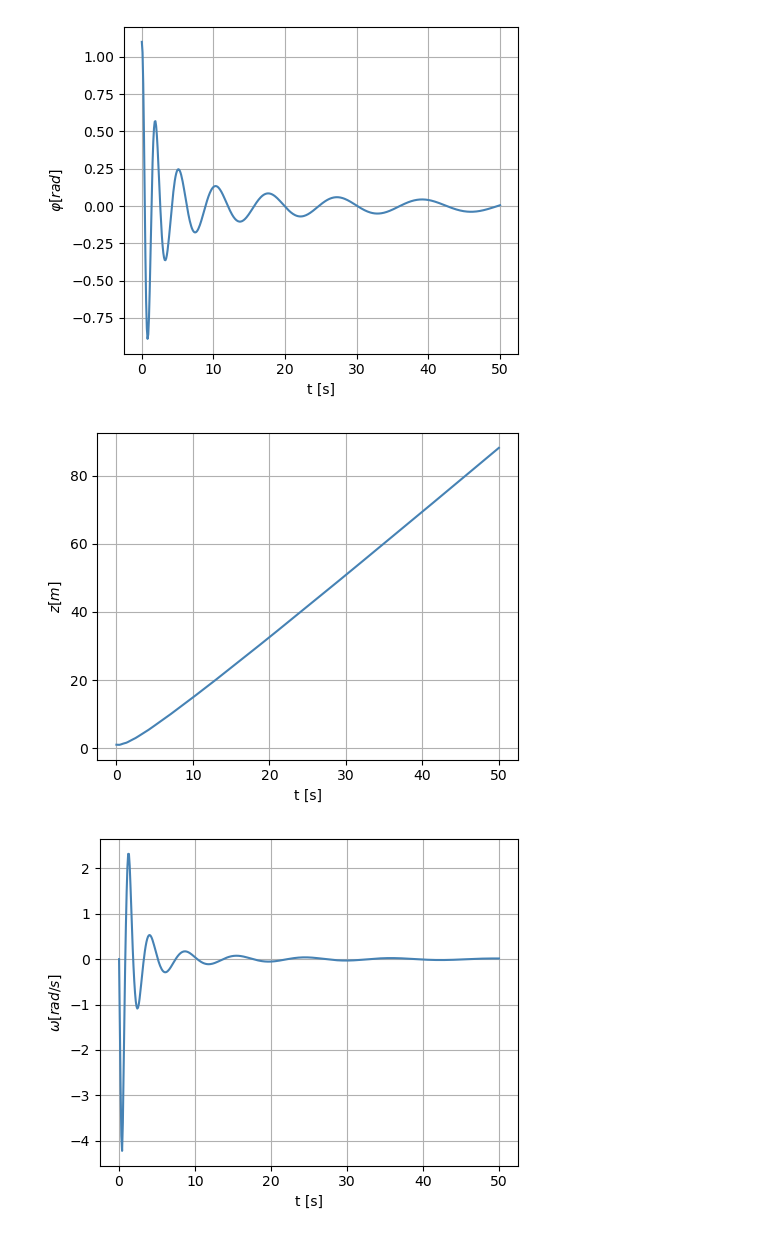
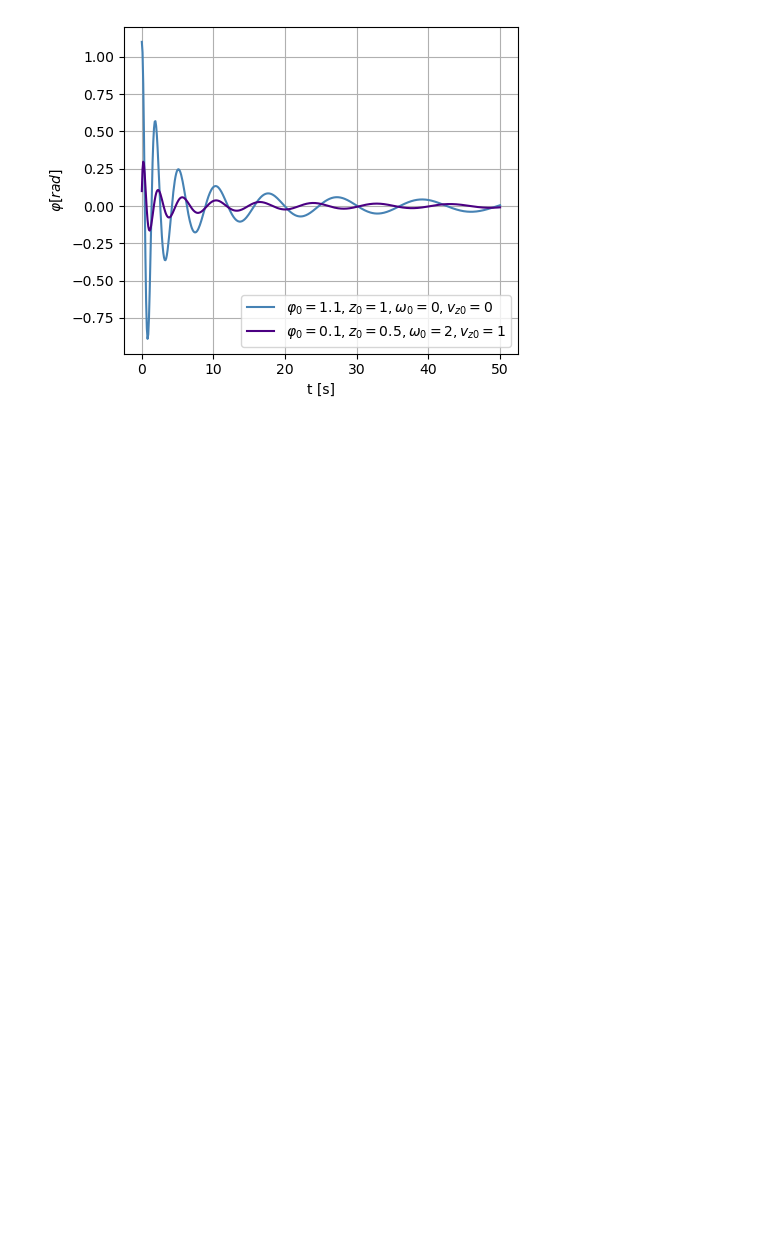
Before and after one commit to w-maks/Numerical-Cone, a Jupyter notebook: plots.ipynb, the cells around one changed output. Drawn from its saved outputs; the diff is of its cells as text; code cells hidden in the pictures; blank space fills up the shorter version.

Commit message:
plots edits

```diff
--- a/plots.ipynb
+++ b/plots.ipynb
@@ -8,25 +10,21 @@ df_x1 = pd.read_csv("./cmake-build-debug/xyz1.csv")
 # %%
+dfs = {r"$\varphi_0 = 1.1, z_0=1, \omega_0=0, v_{z0}=0$": df_c1, r"$\varphi_0 = 0.1, z_0=0.5, \omega_0=2, v_{z0}=1$": df_c2}
 columns = ['phi', 'z','omega','vz', 'E', 'E_anal']
-names = [r'$\varphi [rad]$', r'$z [m]$',r'$\omega [rad/s]$', r'$v_{z} [m/s]$', 'E [J]']
-colors = ['steelblue', 'indigo', 'firebrick']
+names = [r'$\varphi [rad]$', r'$z [m]$',r'$\omega [rad/s]$', r'$v_{z} [m/s]$']
+colors = ['steelblue', 'indigo', 'firebrick', 'palevioletred']
 # %%
-for k in range (0,5):
+i=0
+for k in range (0,4):
     plt.figure(figsize=(5, 4))
-    if k==4:
-        plt.plot(df_c1['t'], df_c1[columns[k]], label=r"$E_{num}$", color=colors[0])
-        plt.plot(df_c1['t'], df_c1[columns[k+1]], label=r"$E_{anal}$", color=colors[2])
-    else:
-        plt.plot(df_c1['t'], df_c1[columns[k]], color=colors[0])
-
+    for wp, df in dfs.items():
+        plt.plot(df['t'], df[columns[k]], color=colors[i], label=wp)
+        i+=1
+    i=0
     plt.xlabel("t [s]")
     plt.ylabel(names[k])
-    #plt.xlim(0, 10)
     plt.grid(True)
-    if(k==4):
-        plt.legend(loc="lower right")
+    plt.legend(loc="lower right")
     plt.tight_layout()
     plt.show()
 # %% [output]
-[figure, old version]
+[figure, new version]
-[figure, removed]
-[figure, removed]
```
Also changed, not shown: parts of 10 cells of this notebook.
